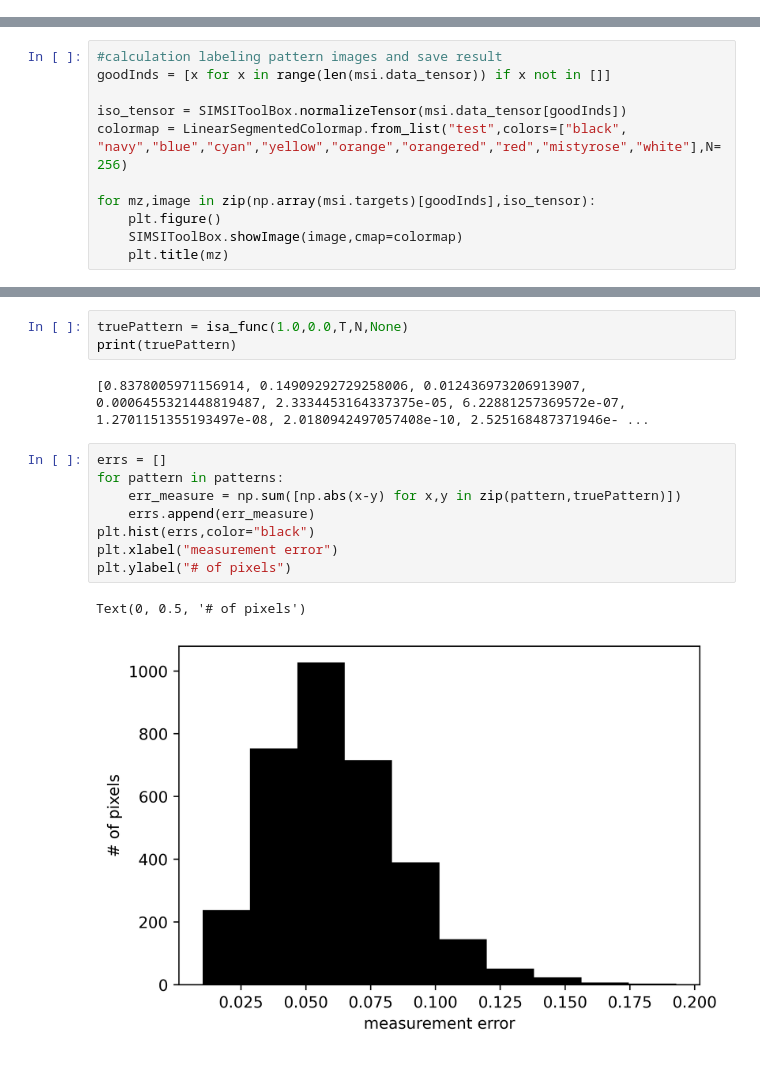
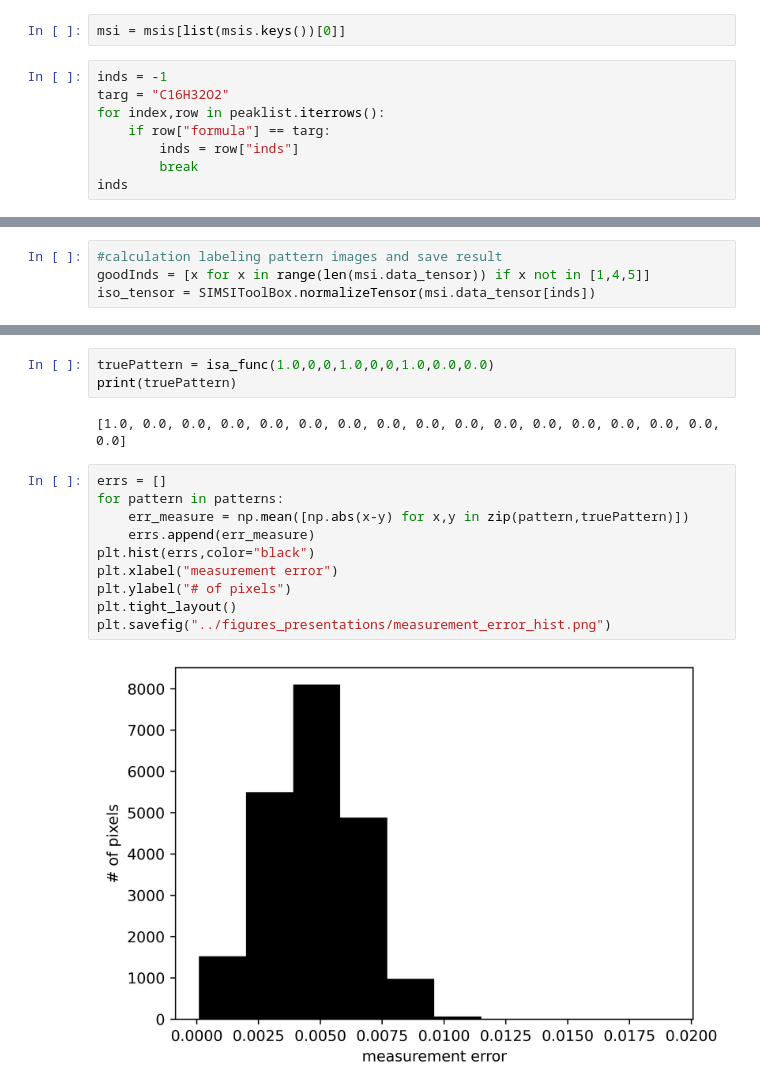
Before and after one commit to e-stan/imaging, a Jupyter notebook: notebooks/error_analysis_palmitate.ipynb, the cells around one changed output, grey strips where cells are left out. Cells and saved outputs as stored; diff of their text form.

```diff
--- a/notebooks/error_analysis_palmitate.ipynb
+++ b/notebooks/error_analysis_palmitate.ipynb
@@ -136,0 +125,10 @@ msi.from_pandas(df,polarity)
+# %%
+msi = msis[list(msis.keys())[0]]
+# %%
+inds = -1
+targ = "C16H32O2"
+for index,row in peaklist.iterrows():
+    if row["formula"] == targ:
+        inds = row["inds"]
+        break
+inds
@@ -137,11 +153,4 @@ msi.from_pandas(df,polarity)
 # %%
 #calculation labeling pattern images and save result
-goodInds = [x for x in range(len(msi.data_tensor)) if x not in []]
-
-iso_tensor = SIMSIToolBox.normalizeTensor(msi.data_tensor[goodInds])
-colormap = LinearSegmentedColormap.from_list("test",colors=["black", "navy","blue","cyan","yellow","orange","orangered","red","mistyrose","white"],N=256)
-
-for mz,image in zip(np.array(msi.targets)[goodInds],iso_tensor):
-    plt.figure()
-    SIMSIToolBox.showImage(image,cmap=colormap)
-    plt.title(mz)
+goodInds = [x for x in range(len(msi.data_tensor)) if x not in [1,4,5]]
+iso_tensor = SIMSIToolBox.normalizeTensor(msi.data_tensor[inds])
@@ -171,19 +166,20 @@ print(len(patterns))
 # %%
-truePattern = isa_func(1.0,0.0,T,N,None)
+truePattern = isa_func(1.0,0,0,1.0,0,0,1.0,0.0,0.0)
 print(truePattern)
 # %% [output]
-[0.8378005971156914, 0.14909292729258006, 0.012436973206913907, 0.0006455321448819487, 2.3334453164337375e-05, 6.22881257369572e-07, 1.2701151355193497e-08, 2.0180942497057408e-10, 2.525168487371946e- ...
+[1.0, 0.0, 0.0, 0.0, 0.0, 0.0, 0.0, 0.0, 0.0, 0.0, 0.0, 0.0, 0.0, 0.0, 0.0, 0.0, 0.0]
 # %%
 errs = []
 for pattern in patterns:
-    err_measure = np.sum([np.abs(x-y) for x,y in zip(pattern,truePattern)])
+    err_measure = np.mean([np.abs(x-y) for x,y in zip(pattern,truePattern)])
     errs.append(err_measure)
 plt.hist(errs,color="black")
 plt.xlabel("measurement error")
 plt.ylabel("# of pixels")
+plt.tight_layout()
+plt.savefig("../figures_presentations/measurement_error_hist.png")
 # %% [output]
-Text(0, 0.5, '# of pixels')
-[figure, old version]
+[figure, new version]
 # %%
 gerrs = []
 xerrs = []
```
Also changed, not shown: parts of 16 cells of this notebook, 13 other files.
